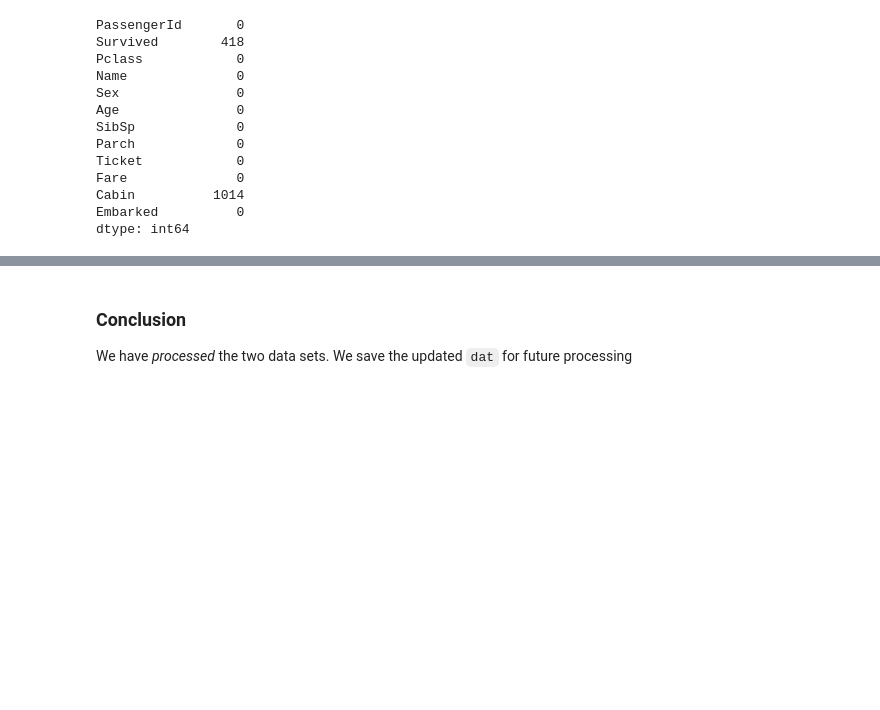
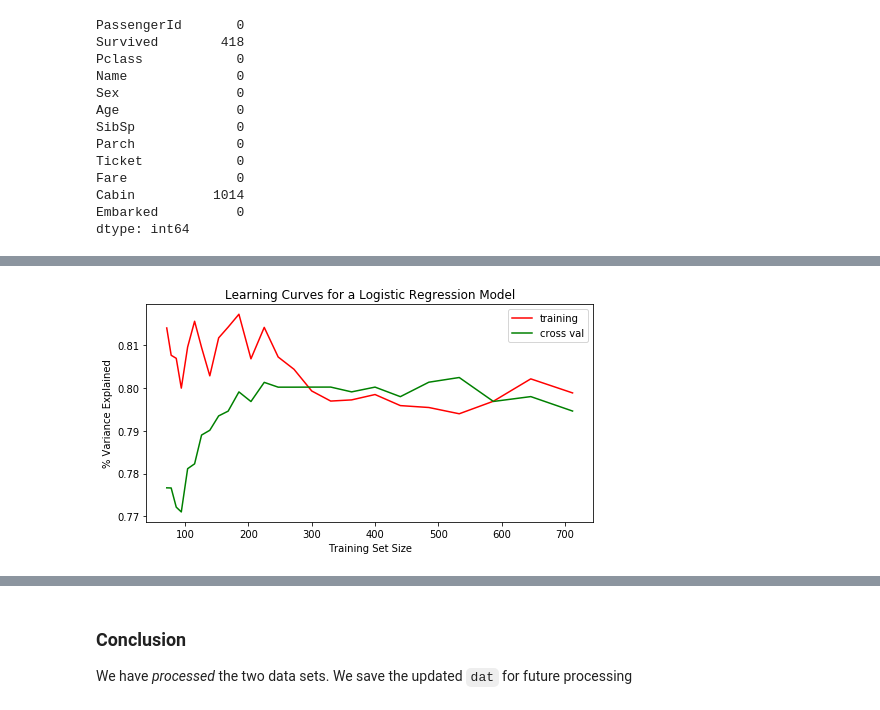
Before and after one commit to sanjeevgadre/Kaggle-Titanic, a Jupyter notebook: Python/scripts/Part-1-EDA-Preprocessing-LearningCurves.ipynb, the cells around one changed output, grey strips where cells are left out. Drawn from its saved outputs; the diff is of its cells as text; code cells hidden in the pictures; blank space fills up the shorter version.

```diff
--- a/Python/scripts/Part-1-EDA-Preprocessing-LearningCurves.ipynb
+++ b/Python/scripts/Part-1-EDA-Preprocessing-LearningCurves.ipynb
@@ -587,0 +599,31 @@ dtype: int64
+# %%
+# Extracting the required features and target variables
+
+import warnings
+warnings.filterwarnings('ignore')
+
+feat_in_model = ['Pclass', 'Sex', 'Age', 'SibSp', 'Parch', 'Fare', 'Embarked']
+
+X = dat.iloc[:train.shape[0]][feat_in_model]
+y = dat.iloc[:train.shape[0]]['Survived'].astype('category')
+
+# One hot encoding categorical variables
+X = pd.get_dummies(X)
+
+# Getting the learning curves
+model = LogisticRegression()
+
+train_sizes, train_scores, val_scores = learning_curve(model, X, y, train_sizes = np.logspace(-1, 0, 25),
+                                                       shuffle = True, random_state = 1970)
+# %%
+# Plotting the learning curves
+plt.figure(figsize = (8,4))
+plt.plot(train_sizes, train_scores.mean(axis = 1), label = 'training', color = 'red')
+plt.plot(train_sizes, val_scores.mean(axis = 1), label = 'cross val', color = 'green')
+plt.xlabel('Training Set Size')
+plt.ylabel('% Variance Explained')
+plt.legend()
+plt.title('Learning Curves: Logistic Regression Model')
+plt.show()
+# %% [output]
+[figure, added]
```
Also changed, not shown: parts of 5 cells of this notebook.
